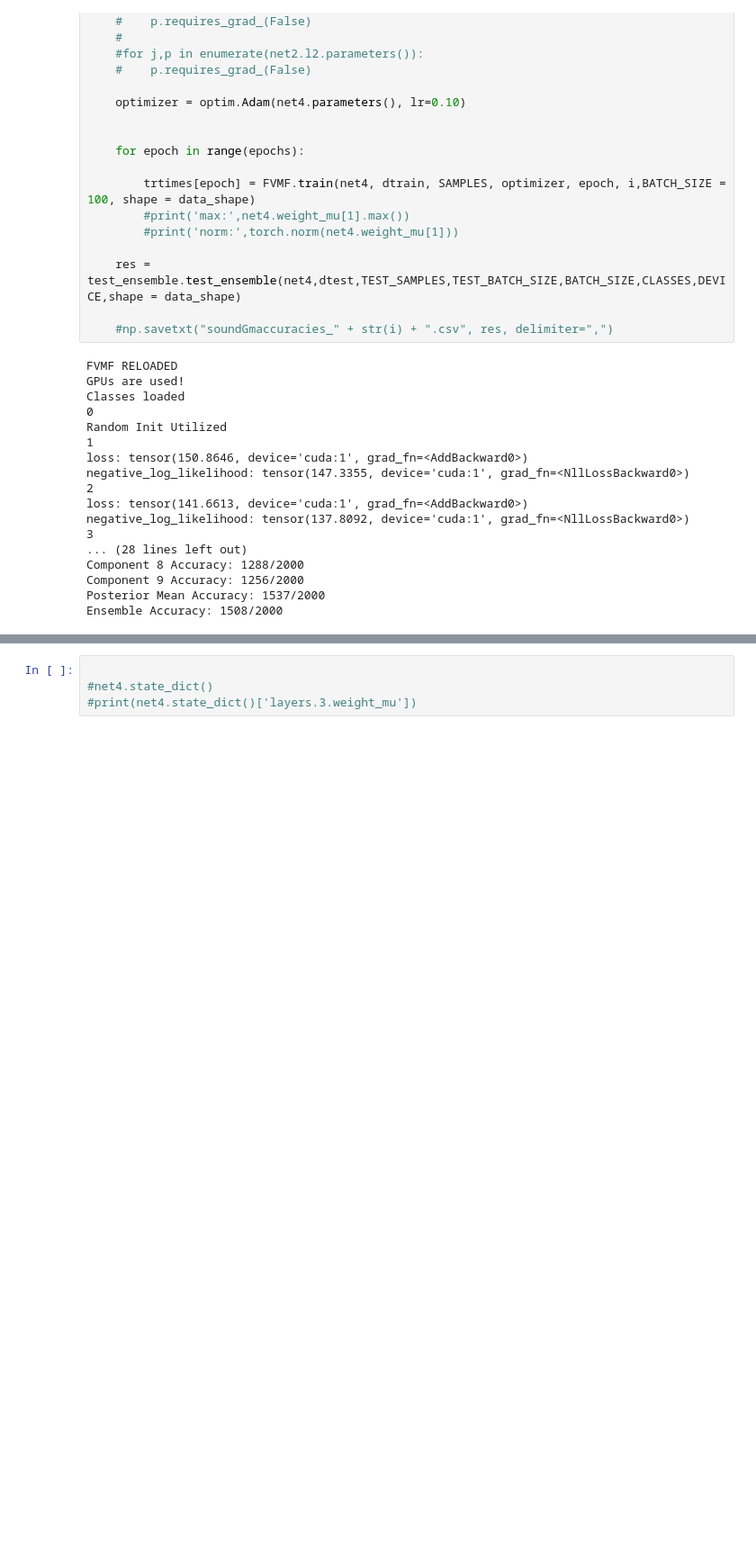
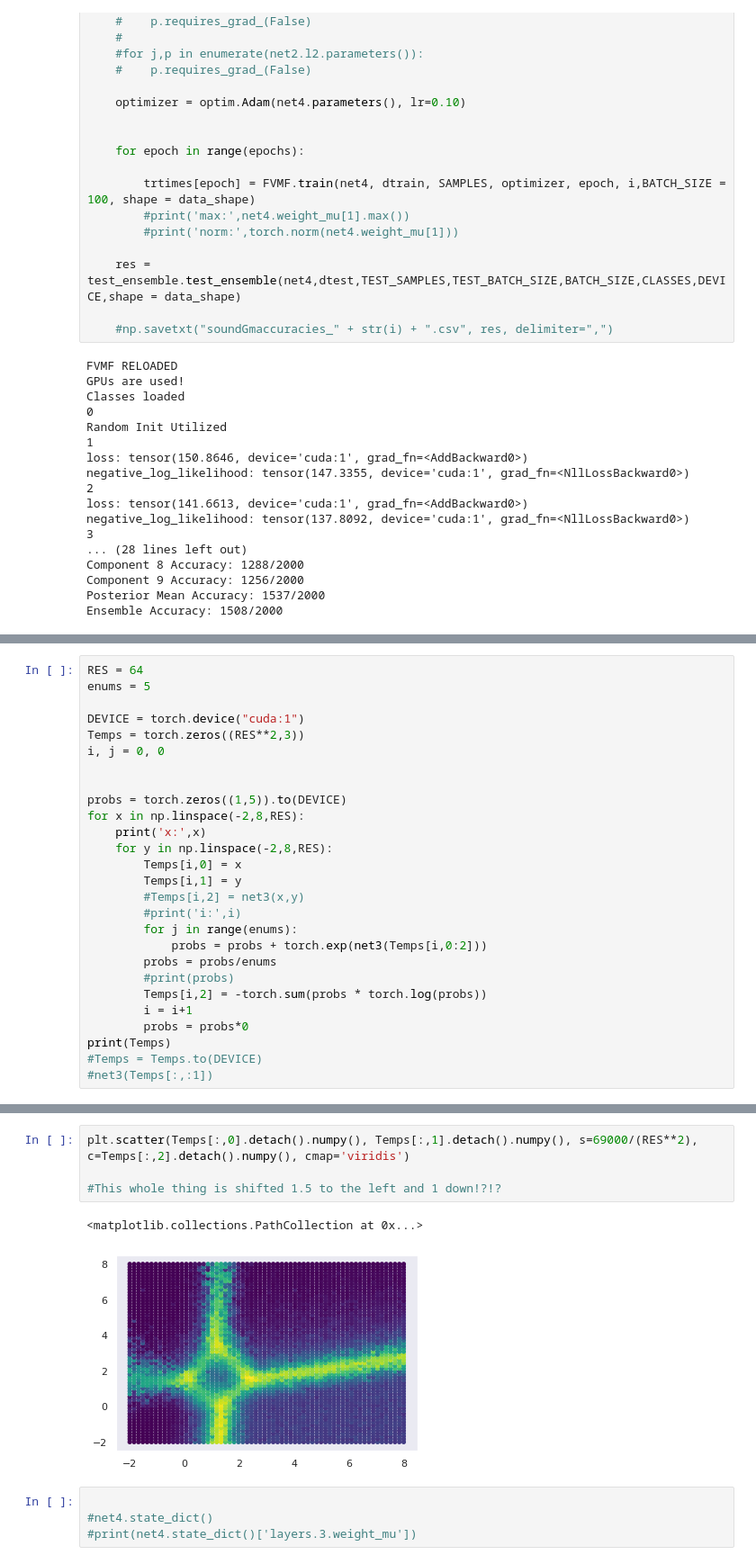
Before and after one commit to LeifMartin/BNN, a Jupyter notebook: Experiments.ipynb, the cells around one changed output, grey strips where cells are left out. Shown: that part at 90% size. Drawn from its saved outputs; the diff is of its cells as text; blank space fills up the shorter version.

Commit message:
The uncertainty estimates for the Gaussian are very good.. Only that they are shiftedgit status

```diff
--- a/Experiments.ipynb
+++ b/Experiments.ipynb
@@ -550,0 +566,27 @@ tensor([[-7.5400e-03, -6.2776e+00, -6.2776e+00, -6.2776e+00, -6.2776e+00],
+# %%
+RES = 64
+enums = 5
+
+DEVICE = torch.device("cuda:1")
+Temps = torch.zeros((RES**2,3))
+i, j = 0, 0
+
+
+probs = torch.zeros((1,5)).to(DEVICE)
+for x in np.linspace(-2,8,RES):
+    print('x:',x)
+    for y in np.linspace(-2,8,RES):
+        Temps[i,0] = x
+        Temps[i,1] = y
+        #Temps[i,2] = net3(x,y)
+        #print('i:',i)
+        for j in range(enums):
+            probs = probs + torch.exp(net3(Temps[i,0:2]))
+        probs = probs/enums
+        #print(probs)
+        Temps[i,2] = -torch.sum(probs * torch.log(probs))
+        i = i+1
+        probs = probs*0
+print(Temps)
+#Temps = Temps.to(DEVICE)
+#net3(Temps[:,:1])
@@ -551,3 +611,10 @@ tensor([[-7.5400e-03, -6.2776e+00, -6.2776e+00, -6.2776e+00, -6.2776e+00],
+# %%
+plt.scatter(Temps[:,0].detach().numpy(), Temps[:,1].detach().numpy(), s=69000/(RES**2), c=Temps[:,2].detach().numpy(), cmap='viridis')
+
+#This whole thing is shifted 1.5 to the left and 1 down!?!?
+# %% [output]
+<matplotlib.collections.PathCollection at 0x...>
+[figure, added]
 # %%
 
 #net4.state_dict()
```
Also changed, not shown: parts of 4 cells of this notebook.
